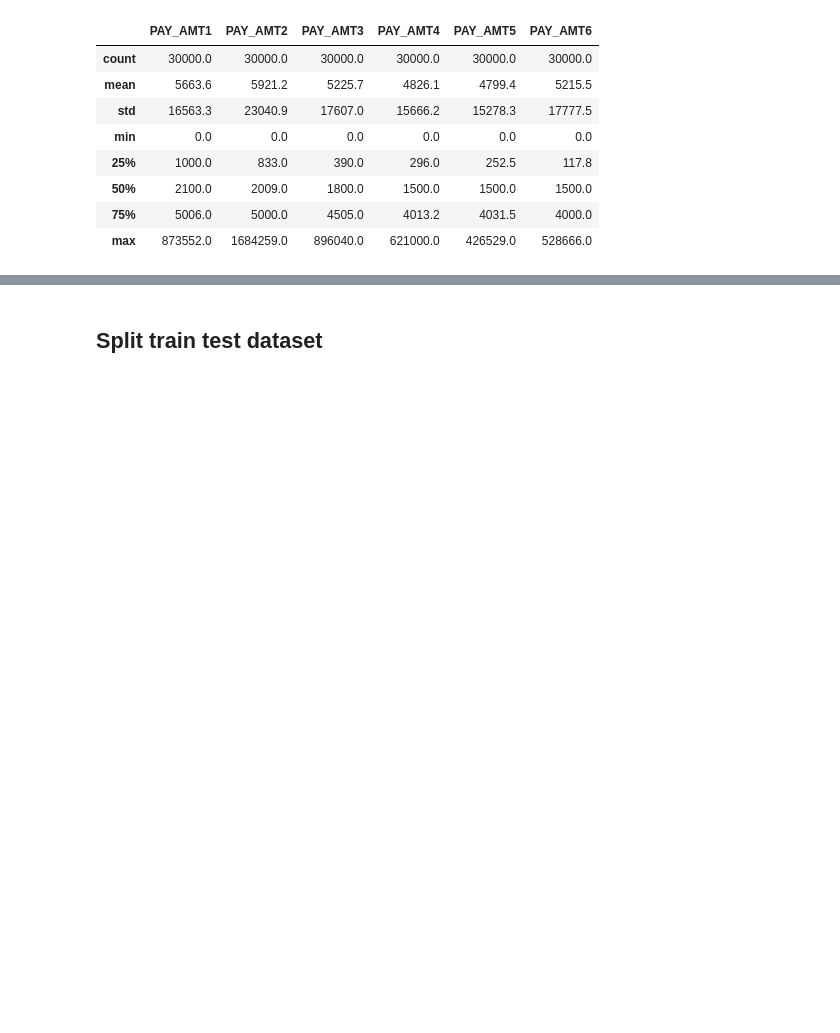
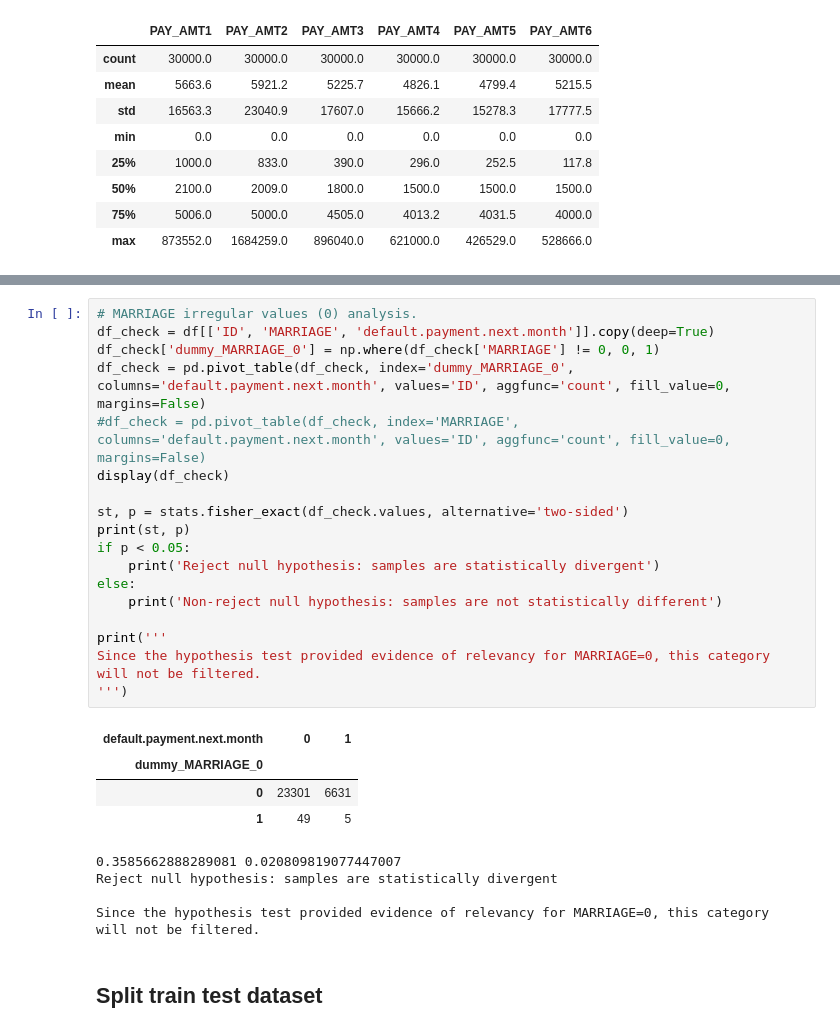
Before and after one commit to rknagao/uci_default_credit_card, a Jupyter notebook: eda.ipynb, the cells around one changed output, grey strips where cells are left out. Cells and saved outputs as stored; diff of their text form; blank space fills up the shorter version.

```diff
--- a/eda.ipynb
+++ b/eda.ipynb
@@ -204,3 +237,30 @@ Specific checklist:
+# %%
+# MARRIAGE irregular values (0) analysis.
+df_check = df[['ID', 'MARRIAGE', 'default.payment.next.month']].copy(deep=True)
+df_check['dummy_MARRIAGE_0'] = np.where(df_check['MARRIAGE'] != 0, 0, 1)
+df_check = pd.pivot_table(df_check, index='dummy_MARRIAGE_0', columns='default.payment.next.month', values='ID', aggfunc='count', fill_value=0, margins=False)
+#df_check = pd.pivot_table(df_check, index='MARRIAGE', columns='default.payment.next.month', values='ID', aggfunc='count', fill_value=0, margins=False)
+display(df_check)
+
+st, p = stats.fisher_exact(df_check.values, alternative='two-sided')
+print(st, p)
+if p < 0.05:
+    print('Reject null hypothesis: samples are statistically divergent')
+else:
+    print('Non-reject null hypothesis: samples are not statistically different')
+
+print('''
+Since the hypothesis test provided evidence of relevancy for MARRIAGE=0, this category will not be filtered.
+''')
+# %% [output]
+| default.payment.next.month | 0 | 1 |
+| dummy_MARRIAGE_0 |  |  |
+| 0 | 23301 | 6631 |
+| 1 | 49 | 5 |
+0.3585662888289081 0.020809819077447007
+Reject null hypothesis: samples are statistically divergent
+
+Since the hypothesis test provided evidence of relevancy for MARRIAGE=0, this category will not be filtered.
 # %% [markdown]
 ## Split train test dataset
 # %%
```
Also changed, not shown: parts of 12 cells of this notebook, 5 other files.
